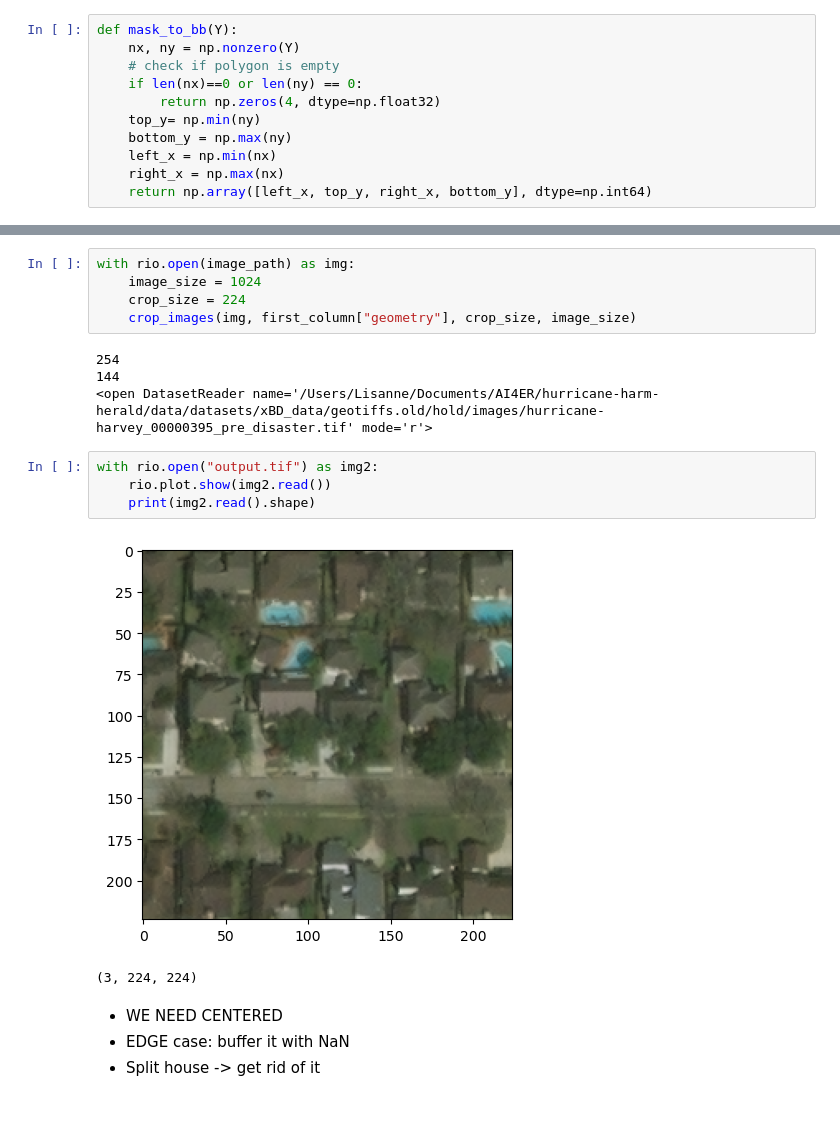
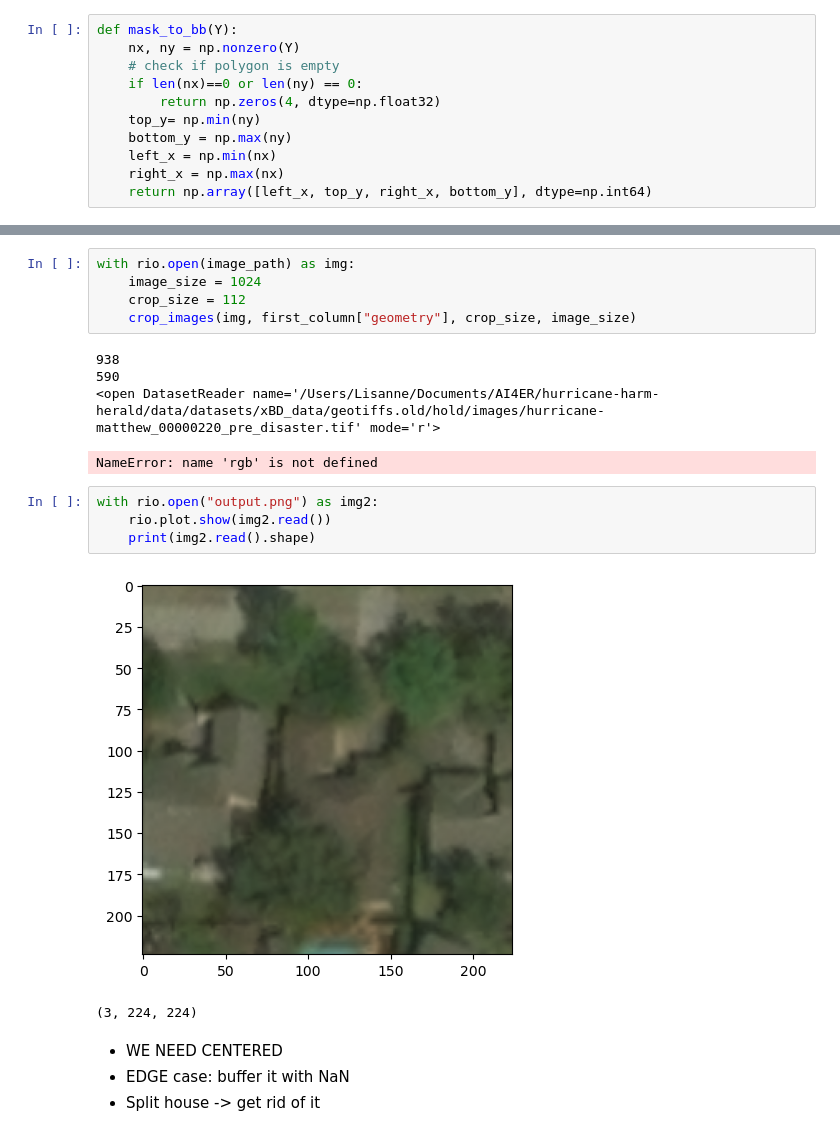
Before and after one commit to ai4er-cdt/hurricane-harm-herald, a Jupyter notebook: notebooks/crop_images.ipynb, the cells around one changed output, grey strips where cells are left out. Saved outputs shown, nothing was run; the diff lists cells and outputs as text.

```diff
--- a/notebooks/crop_images.ipynb
+++ b/notebooks/crop_images.ipynb
@@ -158,18 +164,19 @@ def crop_images(img, polygon_df, crop_size, im_size):
 # %%
 with rio.open(image_path) as img:
     image_size = 1024
-    crop_size = 224
+    crop_size = 112
     crop_images(img, first_column["geometry"], crop_size, image_size)
 # %% [output]
-254
-144
-<open DatasetReader name='/Users/Lisanne/Documents/AI4ER/hurricane-harm-herald/data/datasets/xBD_data/geotiffs.old/hold/images/hurricane-harvey_00000395_pre_disaster.tif' mode='r'>
+938
+590
+<open DatasetReader name='/Users/Lisanne/Documents/AI4ER/hurricane-harm-herald/data/datasets/xBD_data/geotiffs.old/hold/images/hurricane-matthew_00000220_pre_disaster.tif' mode='r'>
+NameError: name 'rgb' is not defined
 # %%
-with rio.open("output.tif") as img2:
+with rio.open("output.png") as img2:
     rio.plot.show(img2.read())
     print(img2.read().shape)
 # %% [output]
-[figure, old version]
+[figure, new version]
 (3, 224, 224)
 # %% [markdown]
 - WE NEED CENTERED
```
Also changed, not shown: parts of 31 cells of this notebook, 3 other files.
